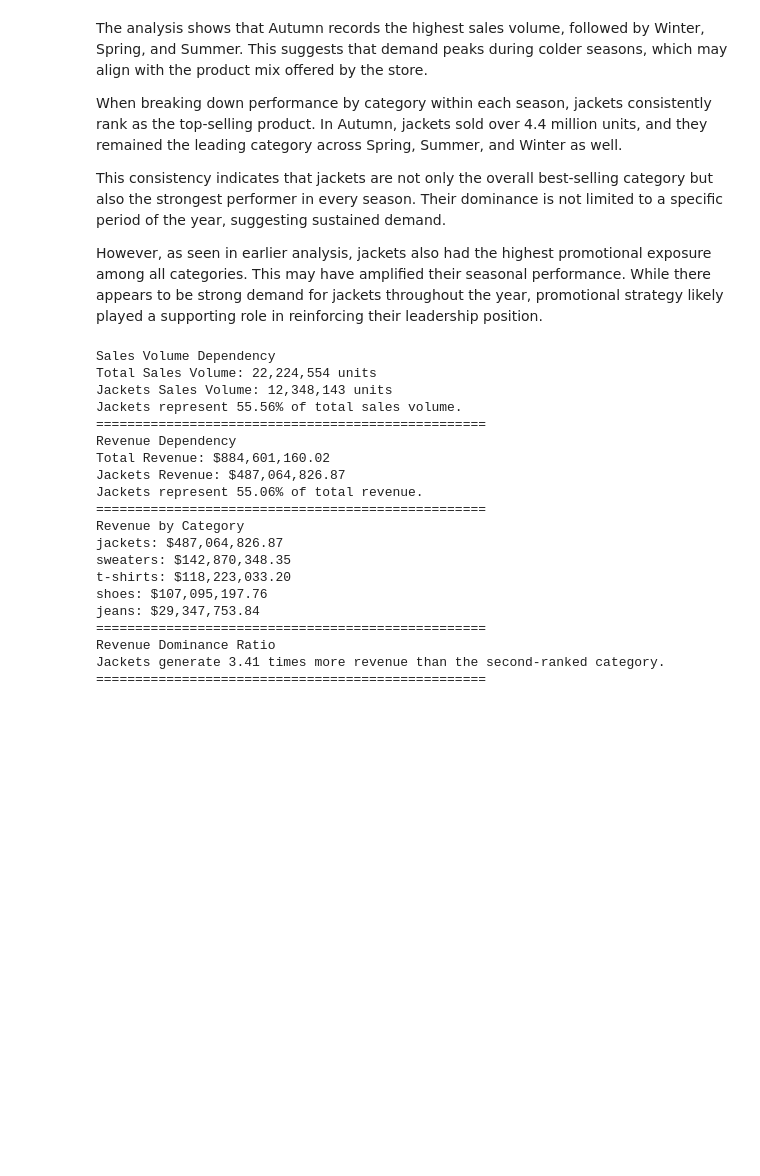
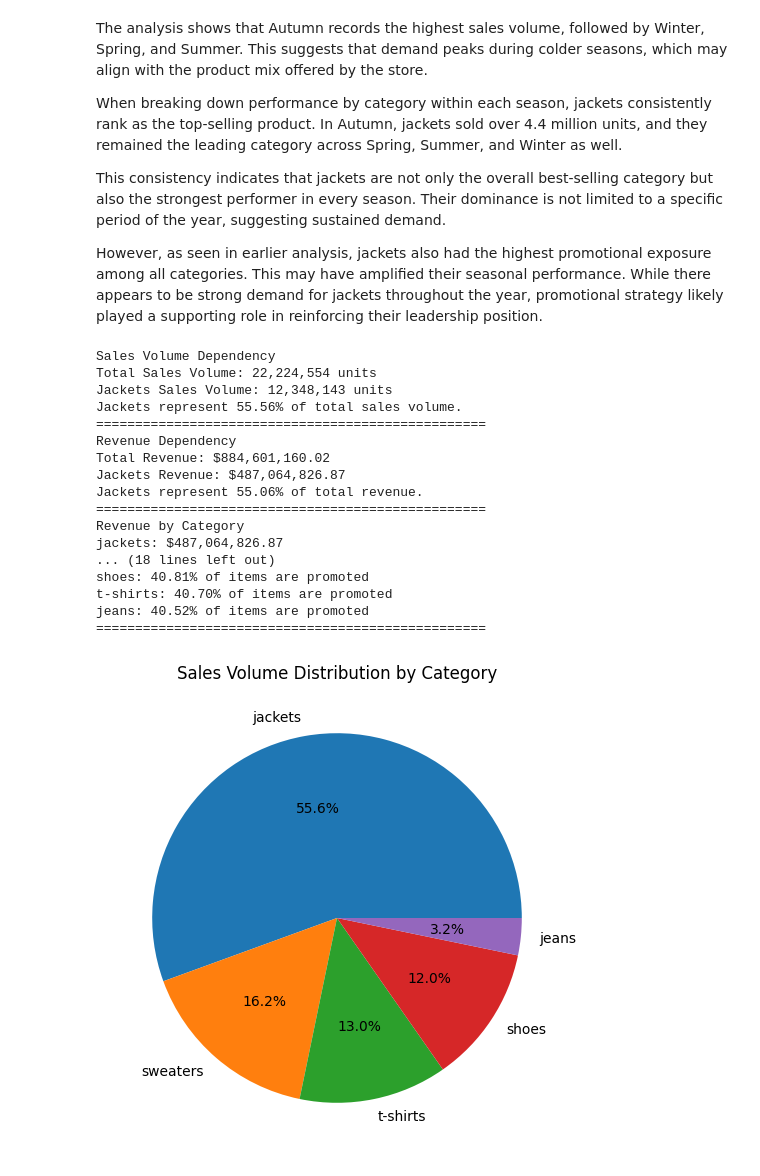
Before and after one commit to SantiLopBla/Zara-Sales-EDA, a Jupyter notebook: analysis.ipynb, the cells around one changed output. Cells and saved outputs as stored; diff of their text form; code cells hidden in the pictures; blank space fills up the shorter version.

```diff
--- a/analysis.ipynb
+++ b/analysis.ipynb
@@ -297,62 +297,82 @@ This consistency indicates that jackets are not only the overall best-selling ca
 
 However, as seen in earlier analysis, jackets also had the highest promotional exposure among all categories. This may have amplified their seasonal performance. While there appears to be strong demand for jackets throughout the year, promotional strategy likely played a supporting role in reinforcing their leadership position.
 # %%
-# Revenue and Sales Concentration in Jackets
+# Make sure revenue exists
+zara_df['revenue'] = zara_df['sales volume'] * zara_df['price']
 
-# Calculate total sales and jackets sales
-total_sales = zara_df['sales volume'].sum()
-jackets_sales = zara_df[zara_df['terms'] == 'jackets']['sales volume'].sum()
+# Summary by category (one groupby)
+summary = zara_df.groupby('terms').agg(sales=('sales volume', 'sum'),revenue=('revenue', 'sum'), promo_count=('promotion', 'sum'),items=('promotion', 'count')).sort_values('revenue', ascending=False)
+
+# Totals
+total_sales = summary['sales'].sum()
+total_revenue = summary['revenue'].sum()
+
+# Jackets metrics
+jackets_sales = summary.loc['jackets', 'sales']
+jackets_revenue = summary.loc['jackets', 'revenue']
 dependency_volume = jackets_sales / total_sales * 100
+dependency_revenue = jackets_revenue / total_revenue * 100
 
+# Dominance ratio (top category vs second)
+top_two_ratio = summary.iloc[0]['revenue'] / summary.iloc[1]['revenue']
+
+# Promotion percentage
+summary['promo_pct'] = (summary['promo_count'] / summary['items']) * 100
+
+# Prints
 print("Sales Volume Dependency")
 print(f"Total Sales Volume: {total_sales:,} units")
 print(f"Jackets Sales Volume: {jackets_sales:,} units")
 print(f"Jackets represent {dependency_volume:.2f}% of total sales volume.")
-print("=" * 50)
-
-# Calculate total revenue and jackets revenue
-total_revenue = zara_df['revenue'].sum()
-jackets_revenue = zara_df[zara_df['terms'] == 'jackets']['revenue'].sum()
-dependency_revenue = jackets_revenue / total_revenue * 100
+print("="*50)
 
 print("Revenue Dependency")
 print(f"Total Revenue: ${total_revenue:,.2f}")
 print(f"Jackets Revenue: ${jackets_revenue:,.2f}")
 print(f"Jackets represent {dependency_revenue:.2f}% of total revenue.")
-print("=" * 50)
-
-# Rank revenue by category
-revenue_by_category = zara_df.groupby('terms')['revenue'].sum().sort_values(ascending=False)
+print("="*50)
 
 print("Revenue by Category")
-for category, revenue in revenue_by_category.items():
-    print(f"{category}: ${revenue:,.2f}")
-print("=" * 50)
+for category, value in summary['revenue'].items():
+    print(f"{category}: ${value:,.2f}")
+print("="*50)
 
-# Compare jackets revenue with the second category
-top_two_ratio = revenue_by_category.iloc[0] / revenue_by_category.iloc[1]
 print("Revenue Dominance Ratio")
 print(f"Jackets generate {top_two_ratio:.2f} times more revenue than the second-ranked category.")
-print("=" * 50)
+print("="*50)
+
+print("Number of promotions by product category (highest to lowest):")
+for category, value in summary['promo_count'].sort_values(ascending=False).items():
+    print(f"{category}: {int(value)} promotions")
+print("="*50)
+
+print("Promotion Percentage by Category:")
+for category, value in summary['promo_pct'].sort_values(ascending=False).items():
+    print(f"{category}: {value:.2f}% of items are promoted")
+print("="*50)
+
+# Pie chart (sales distribution)
+plt.figure(figsize=(6,6))
+plt.pie(summary['sales'], labels=summary.index, autopct='%1.1f%%')
+plt.title('Sales Volume Distribution by Category')
+plt.show()
 # %% [output]
 Sales Volume Dependency
 Total Sales Volume: 22,224,554 units
 Jackets Sales Volume: 12,348,143 units
 Jackets represent 55.56% of total sales volume.
 ==================================================
 Revenue Dependency
 Total Revenue: $884,601,160.02
 Jackets Revenue: $487,064,826.87
 Jackets represent 55.06% of total revenue.
 ==================================================
 Revenue by Category
 jackets: $487,064,826.87
-sweaters: $142,870,348.35
-t-shirts: $118,223,033.20
-shoes: $107,095,197.76
-jeans: $29,347,753.84
+... (18 lines left out)
+shoes: 40.81% of items are promoted
+t-shirts: 40.70% of items are promoted
+jeans: 40.52% of items are promoted
 ==================================================
-Revenue Dominance Ratio
-Jackets generate 3.41 times more revenue than the second-ranked category.
-==================================================
+[figure, added]
 # %% [markdown]
```
Also changed, not shown: parts of 3 cells of this notebook.
